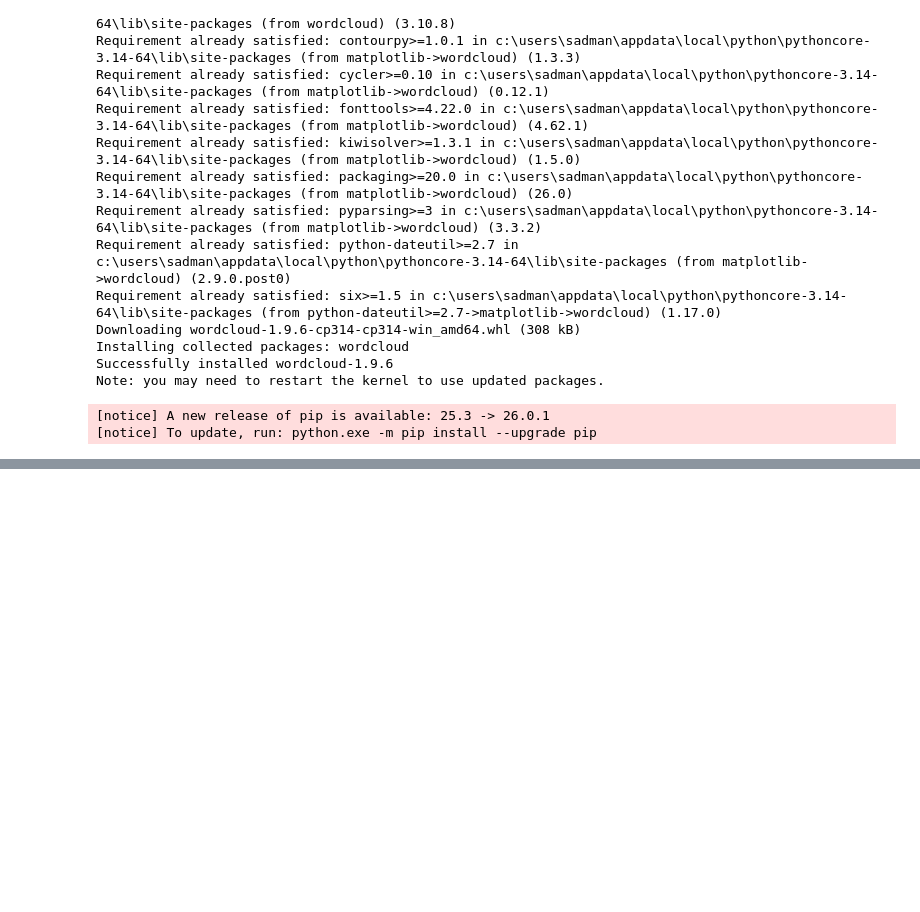
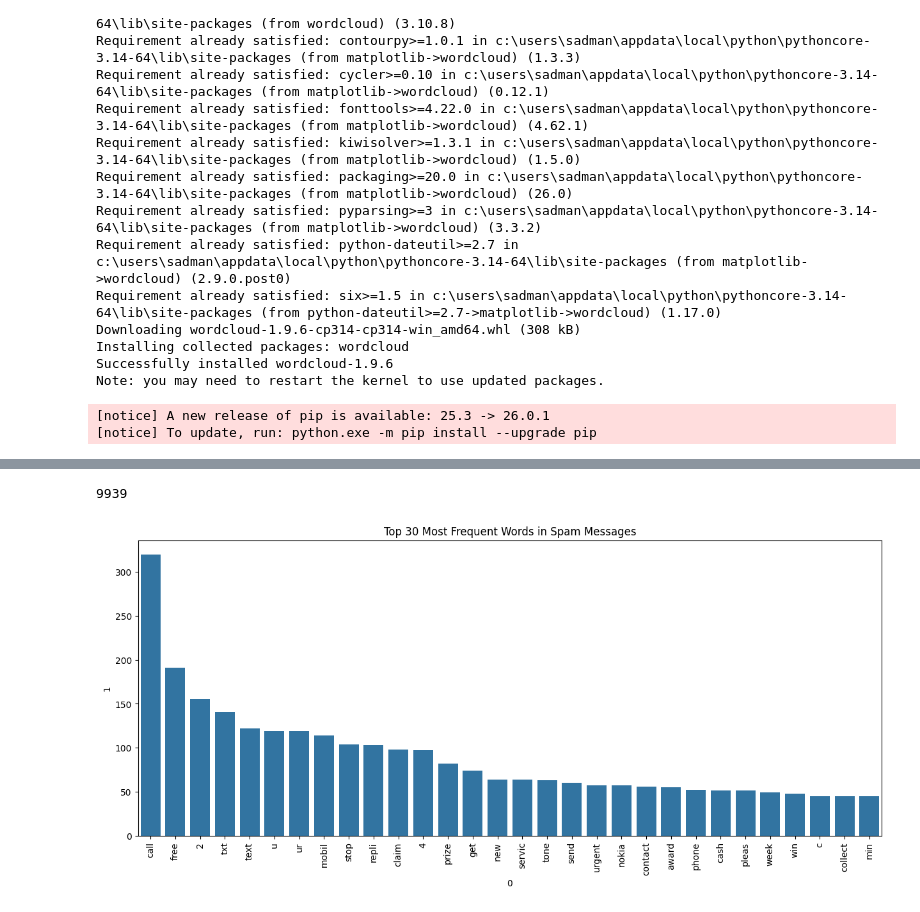
Before and after one commit to Kazi-Sadman/sms_spam_classifier, a Jupyter notebook: sms_spam_ditection.ipynb, the cells around one changed output, grey strips where cells are left out. Drawn from its saved outputs; the diff is of its cells as text; code cells hidden in the pictures; blank space fills up the shorter version.

Commit message:
added full data processing code

```diff
--- a/sms_spam_ditection.ipynb
+++ b/sms_spam_ditection.ipynb
@@ -488,0 +516,30 @@ wc = WordCloud(width=50, height=50, min_font_size=10, background_color='white')
+# %%
+# see top 30 words in ham messages and spam messages using countplot
+spam_corpus = []
+for msg in df[df['target']==1]['transformed_text'].tolist():
+    for word in msg.split():
+        spam_corpus.append(word)
+# %%
+len(spam_corpus)
+# %% [output]
+9939
+# %%
+from collections import Counter
+import seaborn as sns
+import matplotlib.pyplot as plt
+import pandas as pd
+
+# ১. স্প্যাম কর্পাস থেকে সবচেয়ে বেশি আসা ৩০টি শব্দ এবং তাদের সংখ্যা দিয়ে একটি ডাটাফ্রেম তৈরি করা
+# Counter(...).most_common(30) সরাসরি একটি লিস্ট দেয়, যা পাণ্ডাস সহজেই পড়তে পারে
+most_common_df = pd.DataFrame(Counter(spam_corpus).most_common(30))
+
+# ২. বারপ্লট তৈরি করা
+plt.figure(figsize=(15,6))
+sns.barplot(x=most_common_df[0], y=most_common_df[1])
+
+# ৩. নামগুলো যাতে একটার ওপর আরেকটা না পড়ে, তাই ভার্টিক্যাল (Vertical) করে দেওয়া
+plt.xticks(rotation='vertical')
+plt.title('Top 30 Most Frequent Words in Spam Messages')
+plt.show()
+# %% [output]
+[figure, added]
```
Also changed, not shown: parts of 7 cells of this notebook.
